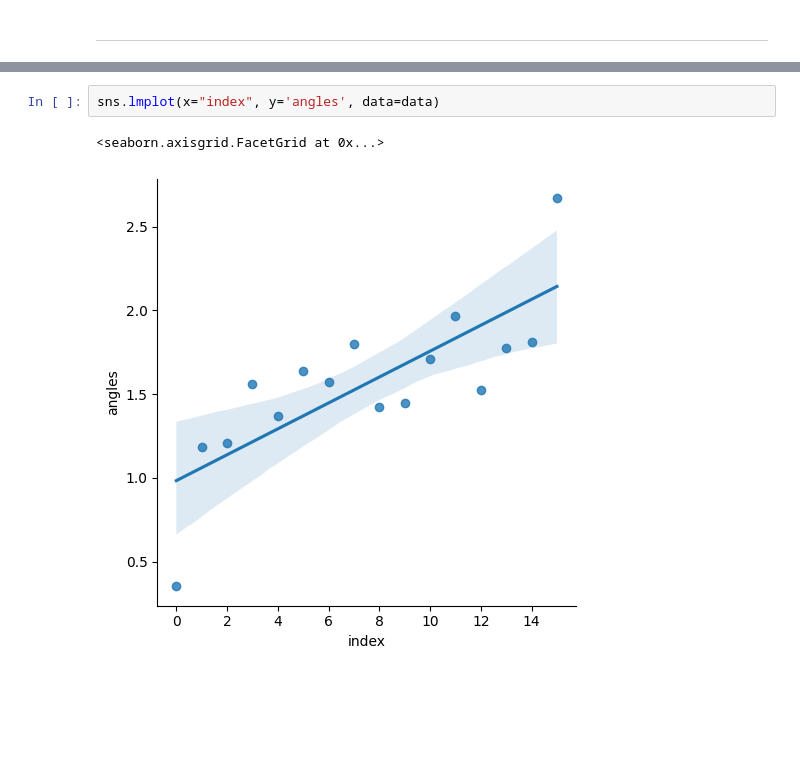
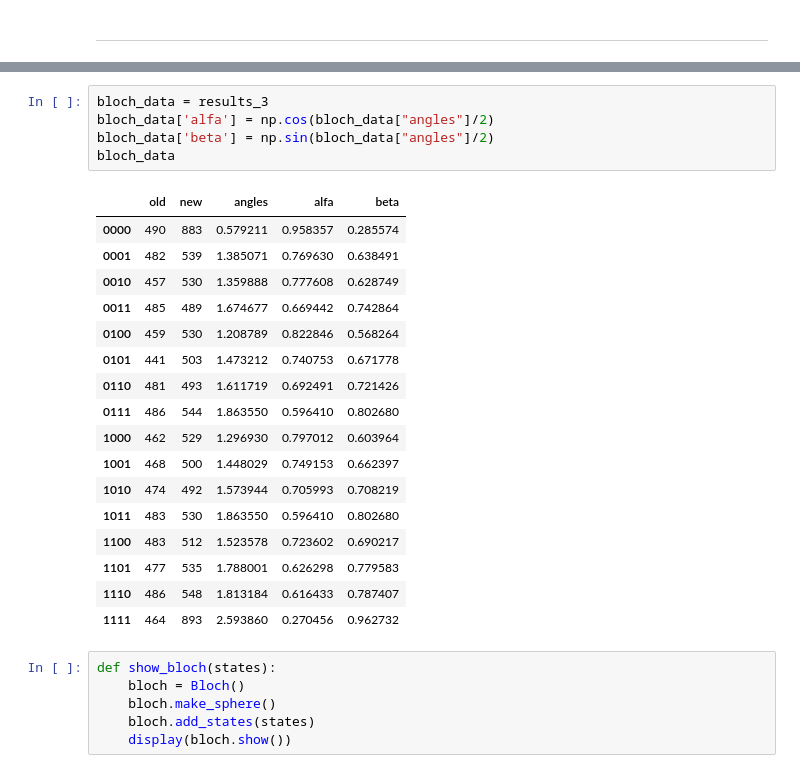
Before and after one commit to Dpbm/scientific-research-1-quantum-oracles, a Jupyter notebook: code/grover-tests.ipynb, the cells around one changed output, grey strips where cells are left out. Drawn from its saved outputs; the diff is of its cells as text; blank space fills up the shorter version.

Commit message:
understanding the states

```diff
--- a/code/grover-tests.ipynb
+++ b/code/grover-tests.ipynb
@@ -340,5 +288,29 @@ data
-# %%
-sns.lmplot(x="index", y='angles', data=data)
-# %% [output]
-<seaborn.axisgrid.FacetGrid at 0x...>
-[figure, removed]
+# %%
+bloch_data = results_3
+bloch_data['alfa'] = np.cos(bloch_data["angles"]/2)
+bloch_data['beta'] = np.sin(bloch_data["angles"]/2)
+bloch_data
+# %% [output]
+|  | old | new | angles | alfa | beta |
+| 0000 | 490 | 883 | 0.579211 | 0.958357 | 0.285574 |
+| 0001 | 482 | 539 | 1.385071 | 0.769630 | 0.638491 |
+| 0010 | 457 | 530 | 1.359888 | 0.777608 | 0.628749 |
+| 0011 | 485 | 489 | 1.674677 | 0.669442 | 0.742864 |
+| 0100 | 459 | 530 | 1.208789 | 0.822846 | 0.568264 |
+| 0101 | 441 | 503 | 1.473212 | 0.740753 | 0.671778 |
+| 0110 | 481 | 493 | 1.611719 | 0.692491 | 0.721426 |
+| 0111 | 486 | 544 | 1.863550 | 0.596410 | 0.802680 |
+| 1000 | 462 | 529 | 1.296930 | 0.797012 | 0.603964 |
+| 1001 | 468 | 500 | 1.448029 | 0.749153 | 0.662397 |
+| 1010 | 474 | 492 | 1.573944 | 0.705993 | 0.708219 |
+| 1011 | 483 | 530 | 1.863550 | 0.596410 | 0.802680 |
+| 1100 | 483 | 512 | 1.523578 | 0.723602 | 0.690217 |
+| 1101 | 477 | 535 | 1.788001 | 0.626298 | 0.779583 |
+| 1110 | 486 | 548 | 1.813184 | 0.616433 | 0.787407 |
+| 1111 | 464 | 893 | 2.593860 | 0.270456 | 0.962732 |
+# %%
+def show_bloch(states):
+    bloch = Bloch()
+    bloch.make_sphere()
+    bloch.add_states(states)
+    display(bloch.show())
```
Also changed, not shown: parts of 15 cells of this notebook, 2 other files.
